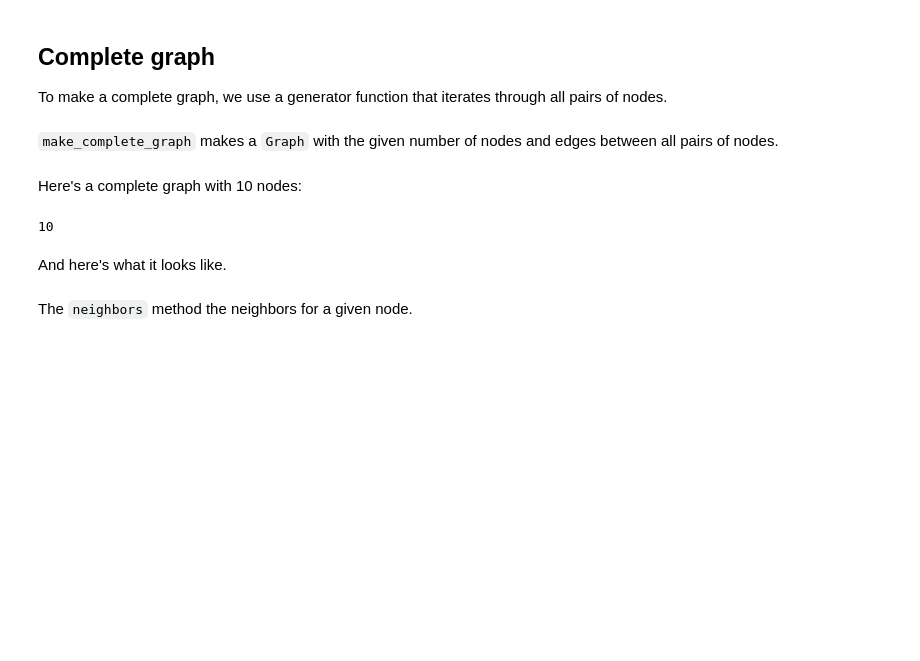
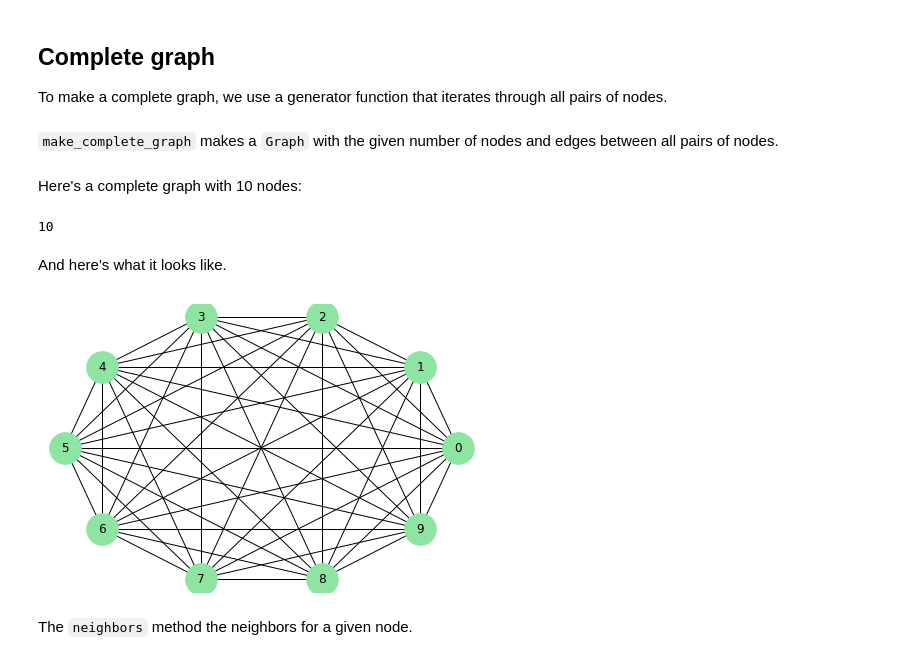
Before and after one commit to asavinante/phys215, a Jupyter notebook: exercise2_1.ipynb, the cells around one changed output. Saved outputs shown, nothing was run; the diff lists cells and outputs as text; code cells hidden in the pictures; blank space fills up the shorter version.

```diff
--- a/exercise2_1.ipynb
+++ b/exercise2_1.ipynb
@@ -188,9 +203,12 @@ And here's what it looks like.
 # %%
 nx.draw_circular(complete,
                  node_color='C2',
                  node_size=1000,
                  with_labels=True)
-savefig('figs/chap02-3')
+
+#savefig('figs/chap02-3')
+# %% [output]
+[figure, added]
 # %% [markdown]
 The `neighbors` method the neighbors for a given node.
 # %%
```
Also changed, not shown: parts of 21 cells of this notebook.
